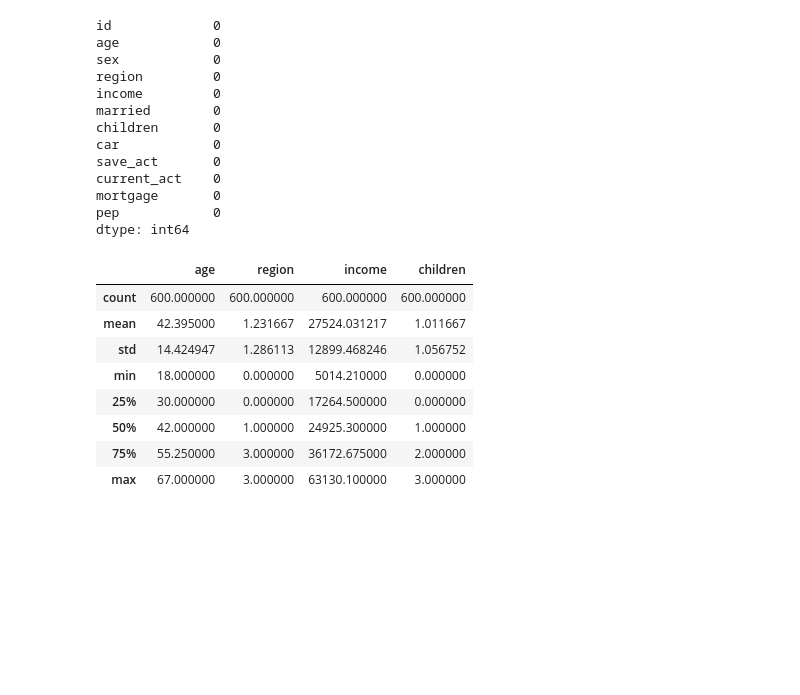
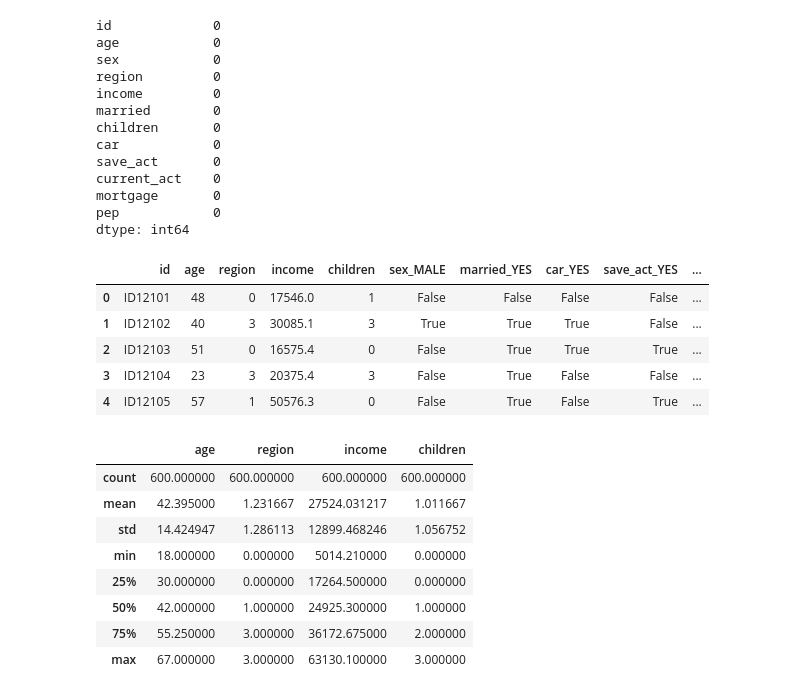
Before and after one commit to FiresoftPH/Data_Analytics, a Jupyter notebook: Lab 9/dataPreprocessing.ipynb, the cells around one changed output. Cells and saved outputs as stored; diff of their text form; code cells hidden in the pictures; blank space fills up the shorter version.

```diff
--- a/Lab 9/dataPreprocessing.ipynb
+++ b/Lab 9/dataPreprocessing.ipynb
@@ -43,10 +43,18 @@ dtype: int64
 # %%
 # Convert the categorical data into numerical data
 catergorical_columns = ["sex", "married", "car", "save_act", "current_act", "mortgage", "pep"]
 bank = pd.get_dummies(bank, columns=catergorical_columns, drop_first=True, prefix=None)
 # Convert the non-binary categorical data into numerical data
 label_encoder = LabelEncoder()
 bank["region"] = label_encoder.fit_transform(bank["region"])
+bank.head()
+# %% [output]
+|  | id | age | region | income | children | sex_MALE | married_YES | car_YES | save_act_YES | ... |
+| 0 | ID12101 | 48 | 0 | 17546.0 | 1 | False | False | False | False | ... |
+| 1 | ID12102 | 40 | 3 | 30085.1 | 3 | True | True | True | False | ... |
+| 2 | ID12103 | 51 | 0 | 16575.4 | 0 | False | True | True | True | ... |
+| 3 | ID12104 | 23 | 3 | 20375.4 | 3 | False | True | False | False | ... |
+| 4 | ID12105 | 57 | 1 | 50576.3 | 0 | False | True | False | True | ... |
 # %%
 # Calculate the descriptive statistics of the data
 bank.describe()
```
Also changed, not shown: 4 other files.
